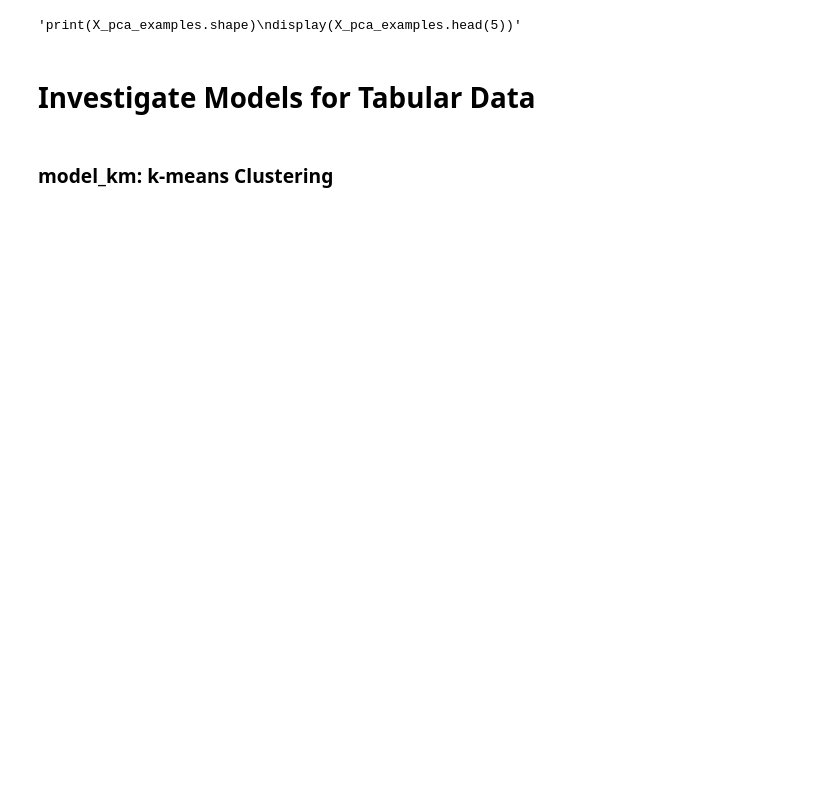
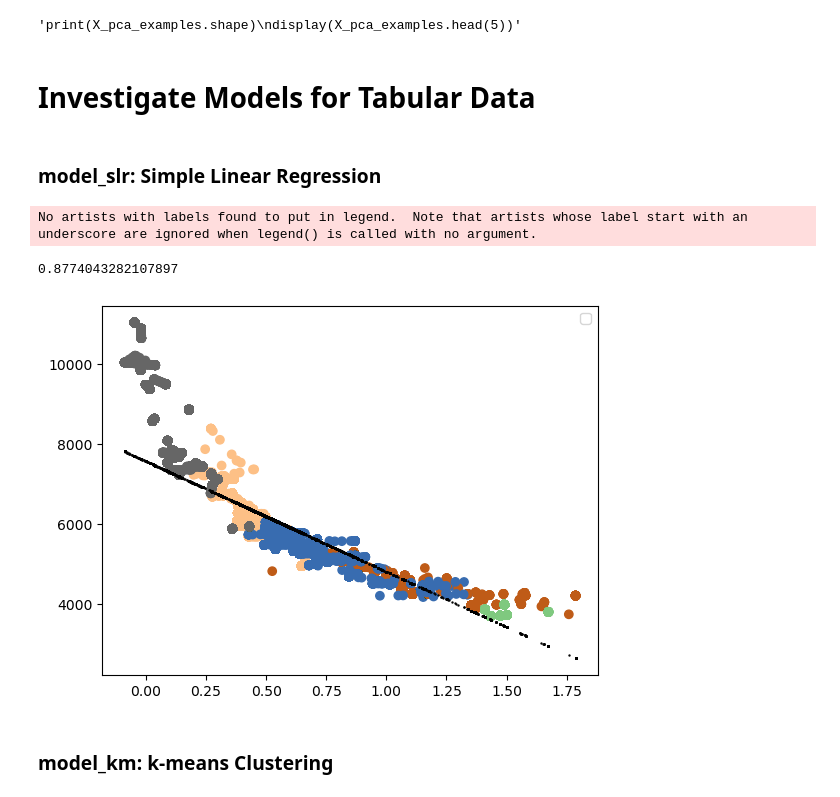
Before and after one commit to jspencermorris/galaxies_sdss, a Jupyter notebook: notebooks/jsm_modeling_tabular.ipynb, the cells around one changed output. Cells and saved outputs as stored; diff of their text form; code cells hidden in the pictures; blank space fills up the shorter version.

```diff
--- a/notebooks/jsm_modeling_tabular.ipynb
+++ b/notebooks/jsm_modeling_tabular.ipynb
@@ -646,3 +653,5 @@ display(X_pca_examples.head(5))"""
 'print(X_pca_examples.shape)\ndisplay(X_pca_examples.head(5))'
 # %% [markdown]
 # Investigate Models for Tabular Data
+# %% [markdown]
+### model_slr: Simple Linear Regression
@@ -649,2 +660,53 @@ display(X_pca_examples.head(5))"""
+# %%
+from sklearn import linear_model
+import matplotlib.cm as cm
+
+if objects == 'stars':
+
+    # un-transform the feature dataset
+    X0_train_untransformed = scaler0.inverse_transform(X0_train)
+
+    # define the dependent variable of interest
+    star_y_variable = 'elodie_temperature'
+    star_y_idx = 6 #X_train.columns.get_loc(star_y_variable)
+    star_y_train = X0_train_untransformed[:, star_y_idx]
+    star_y_validation = X0_validation[:, star_y_idx]
+    star_y_test = X0_test[:, star_y_idx]
+
+    # define the independent variables of interest
+    star_x_variables = ['elodie_color_index'] #['sum_p'] #['sum_p', 'u-r_p', 'g-i_p', 'r-z_p']
+    star_x_idx = [X_train.columns.get_loc(star_x_variable) for star_x_variable in star_x_variables]
+    star_x_train = X0_train_untransformed[:, star_x_idx]
+    star_x_validation = X0_validation[:, star_x_idx]
+    star_x_test = X0_test[:, star_x_idx]
+
+    mode = 'level-level'
+    if mode == 'level-log':
+        star_y_train = np.log(star_y_train)
+    elif mode == 'log-level':
+        star_x_train = np.log(star_x_train + 1)
+    elif mode == 'log-log':
+        star_x_train = np.log(star_x_train + 1)
+        star_y_train = np.log(star_y_train)
+
+    # setup linear regression
+    slr = linear_model.LinearRegression()
+
+    # fit lienar regression model
+    model_slr, history_slr = jsm_fit_model(slr, objects, star_x_train, star_y_train, star_x_validation, star_y_validation, mode='save')
+    #model_slr = slr.fit(star_x_train, star_y_train)
+
+    print(model_slr.score(star_x_train, star_y_train))
+
+    # plot the outcome
+    # NOTE: I have not un-standardized the values!
+    plt.scatter(star_x_train[:,0], star_y_train, c=y_train['stellar_subclass_code'], cmap=cm.Accent)
+    plt.scatter(star_x_train, model_slr.predict(star_x_train), color='black', s=0.5)
+    plt.legend()
+    plt.show()
+# %% [output]
+No artists with labels found to put in legend.  Note that artists whose label start with an underscore are ignored when legend() is called with no argument.
+0.8774043282107897
+[figure, added]
 # %% [markdown]
 ### model_km: k-means Clustering
```
Also changed, not shown: parts of 27 cells of this notebook.
